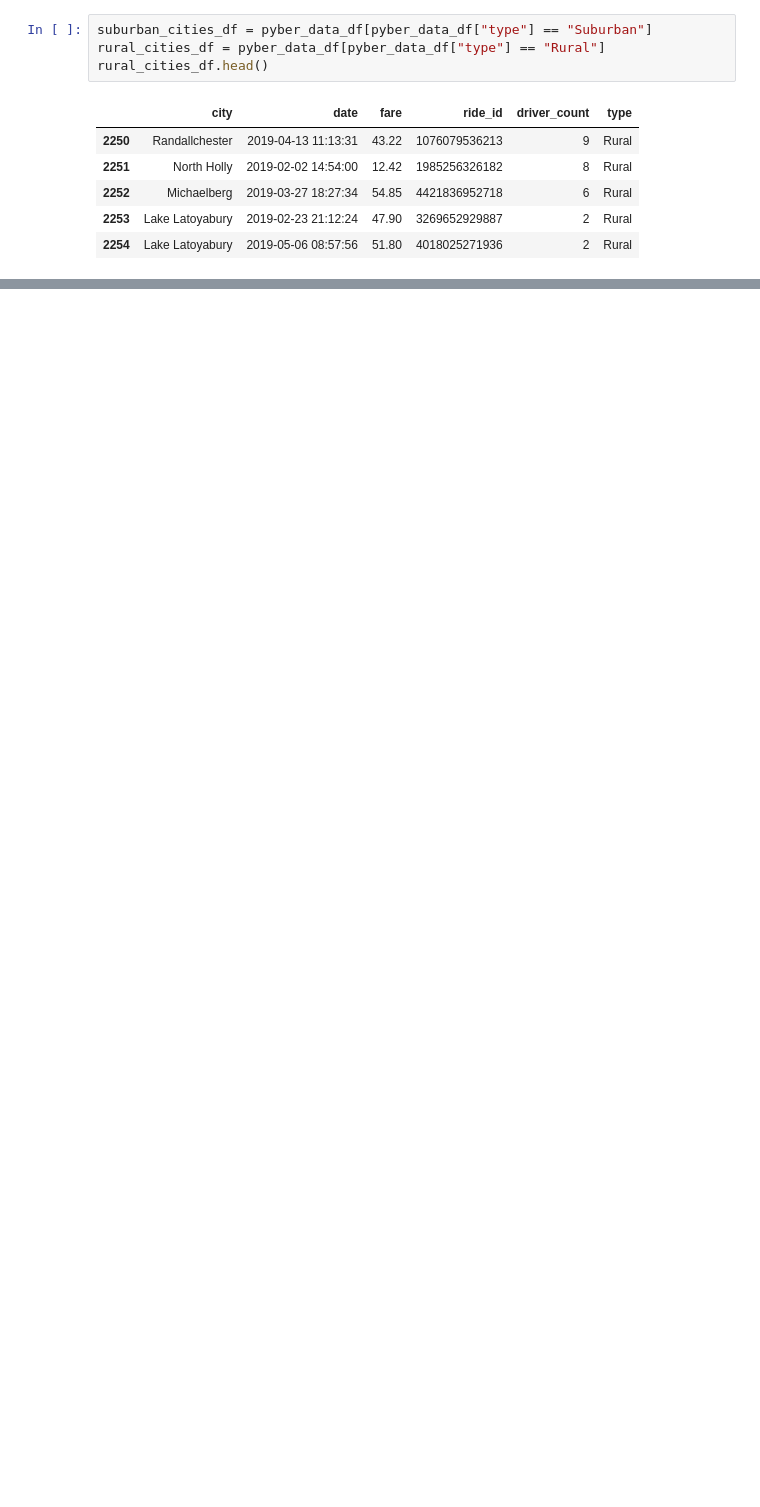
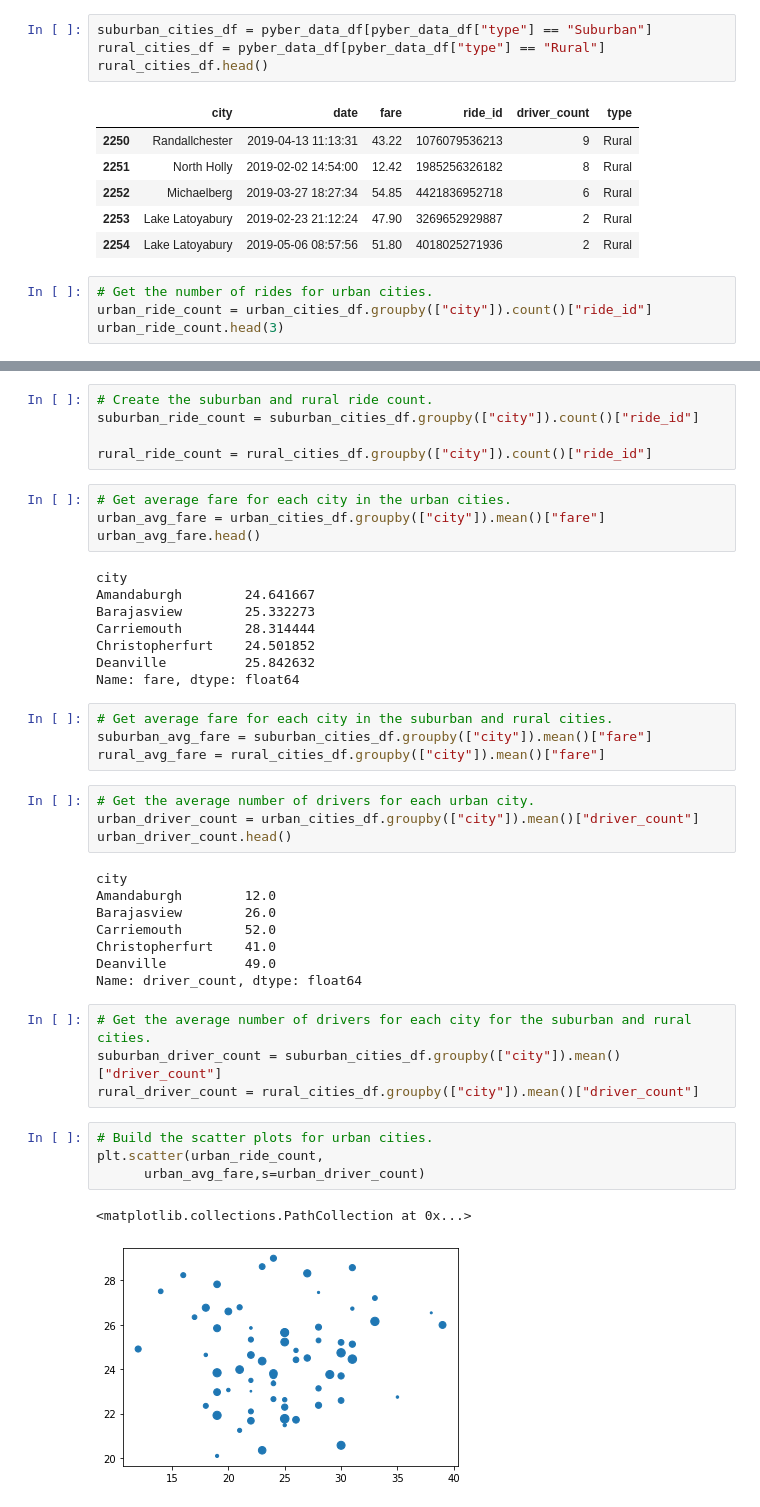
Before and after one commit to JLUT/PyBer_Analysis, a Jupyter notebook: PyBer.ipynb, the cells around one changed output, grey strips where cells are left out. Saved outputs shown, nothing was run; the diff lists cells and outputs as text; blank space fills up the shorter version.

```diff
--- a/PyBer.ipynb
+++ b/PyBer.ipynb
@@ -116,3 +145,7 @@ rural_cities_df.head()
 | 2252 | Michaelberg | 2019-03-27 18:27:34 | 54.85 | 4421836952718 | 6 | Rural |
 | 2253 | Lake Latoyabury | 2019-02-23 21:12:24 | 47.90 | 3269652929887 | 2 | Rural |
 | 2254 | Lake Latoyabury | 2019-05-06 08:57:56 | 51.80 | 4018025271936 | 2 | Rural |
+# %%
+# Get the number of rides for urban cities.
+urban_ride_count = urban_cities_df.groupby(["city"]).count()["ride_id"]
+urban_ride_count.head(3)
@@ -118,0 +158,44 @@ rural_cities_df.head()
+# %%
+# Create the suburban and rural ride count.
+suburban_ride_count = suburban_cities_df.groupby(["city"]).count()["ride_id"]
+
+rural_ride_count = rural_cities_df.groupby(["city"]).count()["ride_id"]
+# %%
+# Get average fare for each city in the urban cities.
+urban_avg_fare = urban_cities_df.groupby(["city"]).mean()["fare"]
+urban_avg_fare.head()
+# %% [output]
+city
+Amandaburgh        24.641667
+Barajasview        25.332273
+Carriemouth        28.314444
+Christopherfurt    24.501852
+Deanville          25.842632
+Name: fare, dtype: float64
+# %%
+# Get average fare for each city in the suburban and rural cities.
+suburban_avg_fare = suburban_cities_df.groupby(["city"]).mean()["fare"]
+rural_avg_fare = rural_cities_df.groupby(["city"]).mean()["fare"]
+# %%
+# Get the average number of drivers for each urban city.
+urban_driver_count = urban_cities_df.groupby(["city"]).mean()["driver_count"]
+urban_driver_count.head()
+# %% [output]
+city
+Amandaburgh        12.0
+Barajasview        26.0
+Carriemouth        52.0
+Christopherfurt    41.0
+Deanville          49.0
+Name: driver_count, dtype: float64
+# %%
+# Get the average number of drivers for each city for the suburban and rural cities.
+suburban_driver_count = suburban_cities_df.groupby(["city"]).mean()["driver_count"]
+rural_driver_count = rural_cities_df.groupby(["city"]).mean()["driver_count"]
+# %%
+# Build the scatter plots for urban cities.
+plt.scatter(urban_ride_count,
+      urban_avg_fare,s=urban_driver_count)
+# %% [output]
+<matplotlib.collections.PathCollection at 0x...>
+[figure, added]
```
Also changed, not shown: parts of 11 cells of this notebook, 1 other file.
